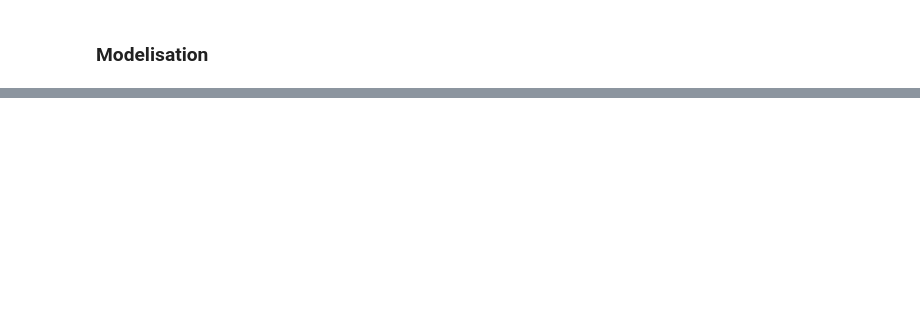
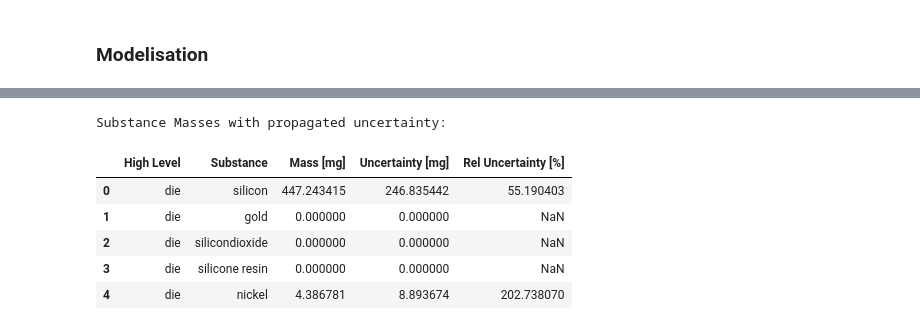
Before and after one commit to arthur0000-1/LCA_CPU_encapsulation, a Jupyter notebook: model.ipynb, the cells around one changed output, grey strips where cells are left out. Saved outputs shown, nothing was run; the diff lists cells and outputs as text; code cells hidden in the pictures; blank space fills up the shorter version.

```diff
--- a/model.ipynb
+++ b/model.ipynb
@@ -640,0 +922,30 @@ SUBSTANCES: list[Exchange] = [
+# %%
+# 1. Define uncertainties
+sigma_w = 1.0  # mg
+
+# 2. Get beta and gamma data
+beta_df = high_level_results["LGA"]  # has 'Percentage', 'Std Dev'
+gamma_df = results['LGA']['Percentage']  # 5 x 100
+sigma_gamma_df = results['LGA']['Std Dev']  # 5 x 100
+
+# 3. Propagate error — now works with 500 rows
+result_with_uncertainty = propagate_error(
+    model_output_df=substance_masses_df,  # 500 rows: ['High Level', 'Substance', 'Mass [mg]']
+    total_cpu_mass=2800.0,
+    sigma_w=sigma_w,
+    beta_df=beta_df,
+    gamma_df=gamma_df,
+    sigma_gamma_df=sigma_gamma_df
+)
+
+# 4. Display
+print("Substance Masses with propagated uncertainty:")
+display(result_with_uncertainty.head())
+# %% [output]
+Substance Masses with propagated uncertainty:
+|  | High Level | Substance | Mass [mg] | Uncertainty [mg] | Rel Uncertainty [%] |
+| 0 | die | silicon | 447.243415 | 246.835442 | 55.190403 |
+| 1 | die | gold | 0.000000 | 0.000000 | NaN |
+| 2 | die | silicondioxide | 0.000000 | 0.000000 | NaN |
+| 3 | die | silicone resin | 0.000000 | 0.000000 | NaN |
+| 4 | die | nickel | 4.386781 | 8.893674 | 202.738070 |
```
Also changed, not shown: parts of 17 cells of this notebook.
